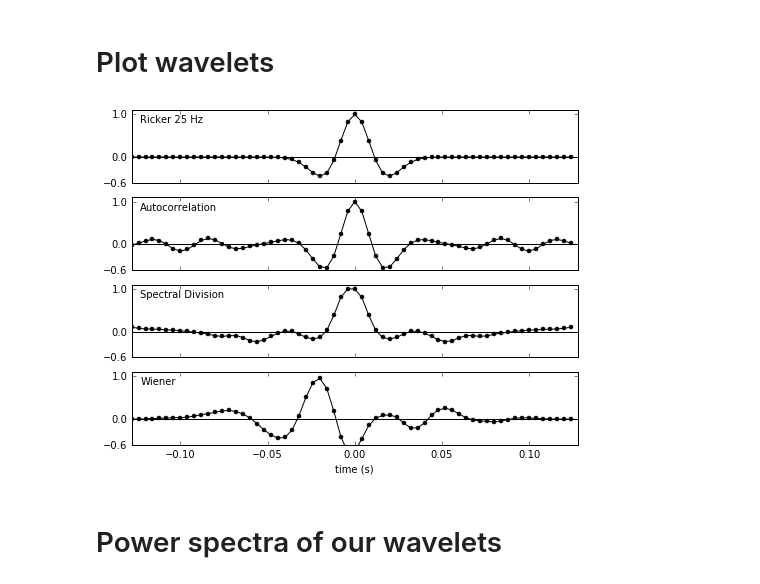
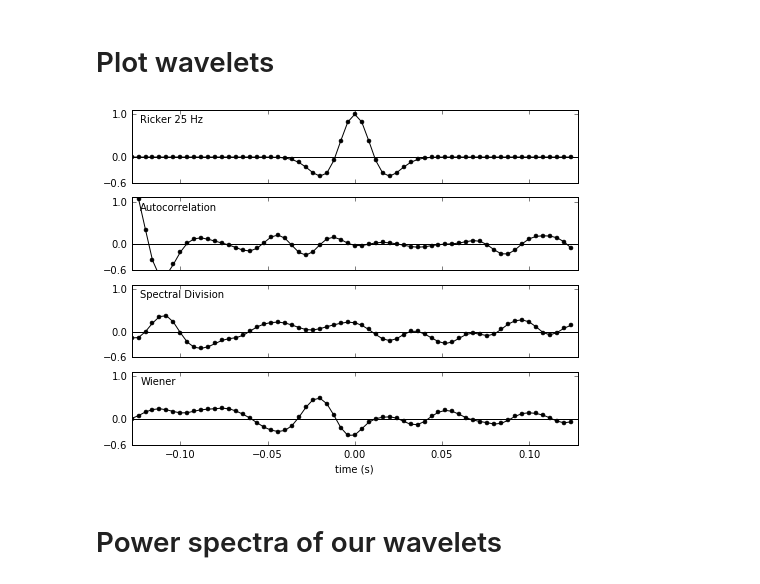
Before and after one commit to EvanBianco/notebooks, a Jupyter notebook: Wavelet_estimations.ipynb, the cells around one changed output. Drawn from its saved outputs; the diff is of its cells as text; code cells hidden in the pictures.

```diff
--- a/Wavelet_estimations.ipynb
+++ b/Wavelet_estimations.ipynb
@@ -218,0 +258,2 @@ h = np.hanning(len(w2))
+# %%
+w2 = ifft(fft(s)*fft(s).conjugate())
@@ -226,0 +302,3 @@ w3 = np.hstack([np.flipud(w3_half[:dw//2]), w3_half[:dw//2]])
+# %%
+S = fft(s_crop)
+R = fft(r_crop)
@@ -226,0 +332,3 @@ w3 = np.hstack([np.flipud(w3_half[:dw//2]), w3_half[:dw//2]])
+# %%
+W = S / R
+w3 = ifft(W)
@@ -244,21 +357,21 @@ plt.imshow(C, aspect='auto')
 from numpy.linalg import solve, lstsq
 s_inv = s_crop[dw//2:-dw//2+1]
 
-w4 = h*norm(lstsq(C, s_inv)[0])
+w4 = lstsq(C, s_inv)[0]
 # %% [markdown]
 # Plot wavelets
 # %%
 ### Two subplots, the axes array is 1-d
-wavelets = [w1, w2, w3, w4]
+wavelets = [w1, w2[:64], w3[:64], w4]
 labels = ['Ricker 25 Hz', 'Autocorrelation', 'Spectral Division', 'Wiener']
 f, axarr = plt.subplots(len(wavelets), sharex=True,figsize=(8,6))
 for i, w in enumerate(wavelets):
     xlabel = False
     if i==len(wavelets)-1:
         xlabel = True
     plot_wavelet(axarr[i],w,tw, xlabel=xlabel, points=True, label=labels[i])
 # %% [output]
-[figure, old version]
+[figure, new version]
 # %% [markdown]
 # Power spectra of our wavelets
 # %%
```
Also changed, not shown: parts of 39 cells of this notebook, 1 other file.
